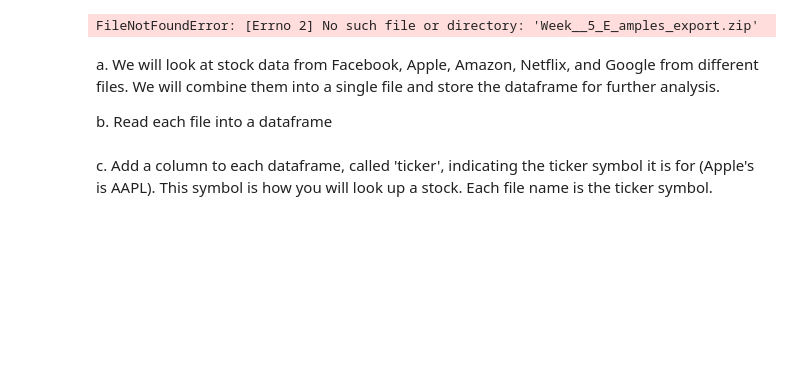
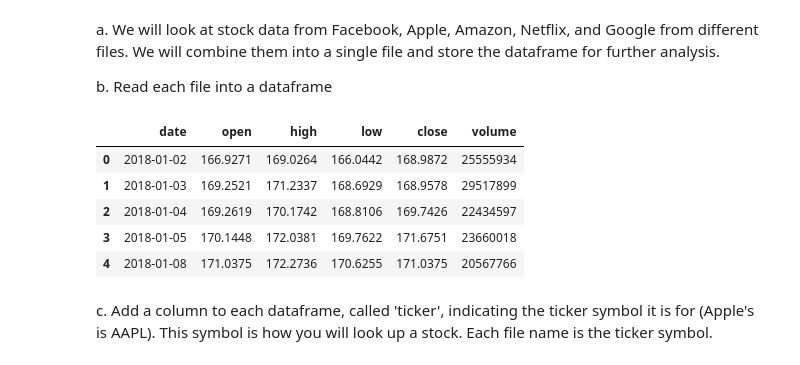
Before and after one commit to christinafan-cell/MSSP607, a Jupyter notebook: WeeklyModules/Week05/Week_5.ipynb, the cells around one changed output. Drawn from its saved outputs; the diff is of its cells as text; code cells hidden in the pictures; blank space fills up the shorter version.

```diff
--- a/WeeklyModules/Week05/Week_5.ipynb
+++ b/WeeklyModules/Week05/Week_5.ipynb
@@ -24,22 +24,29 @@ Changed directory to: /content/MSSP607/MSSP607
 # %%
-import zipfile
+#CODE FAILS
+#import zipfile
 
-with zipfile.ZipFile("Week__5_E_amples_export.zip", "r") as zip_ref:
-    zip_ref.extractall()
+#with zipfile.ZipFile("Week__5_E_amples_export.zip", "r") as zip_ref:
+    #zip_ref.extractall()
-# %% [output]
-FileNotFoundError: [Errno 2] No such file or directory: 'Week__5_E_amples_export.zip'
 # %% [markdown]
 a. We will look at stock data from Facebook, Apple, Amazon, Netflix, and Google from different files.  We will combine them into a single file and store the dataframe for further analysis.
 
 b. Read each file into a dataframe
 # %%
+#Added correct path to repositroy data
 import pandas as pd
-aapl = pd.read_csv("aapl.csv")
-amzn = pd.read_csv("amzn.csv")
-fb = pd.read_csv("fb.csv")
-goog = pd.read_csv("goog.csv")
-nflx = pd.read_csv("nflx.csv")
+aapl = pd.read_csv("/content/MSSP607/data/aapl.csv")
+amzn = pd.read_csv("/content/MSSP607/data/amzn.csv")
+fb = pd.read_csv("/content/MSSP607/data/fb.csv")
+goog = pd.read_csv("/content/MSSP607/data/goog.csv")
+nflx = pd.read_csv("/content/MSSP607/data/nflx.csv")
 aapl.head()#to check if it works
+# %% [output]
+|  | date | open | high | low | close | volume |
+| 0 | 2018-01-02 | 166.9271 | 169.0264 | 166.0442 | 168.9872 | 25555934 |
+| 1 | 2018-01-03 | 169.2521 | 171.2337 | 168.6929 | 168.9578 | 29517899 |
+| 2 | 2018-01-04 | 169.2619 | 170.1742 | 168.8106 | 169.7426 | 22434597 |
+| 3 | 2018-01-05 | 170.1448 | 172.0381 | 169.7622 | 171.6751 | 23660018 |
+| 4 | 2018-01-08 | 171.0375 | 172.2736 | 170.6255 | 171.0375 | 20567766 |
 # %% [markdown]
 c. Add a column to each dataframe, called 'ticker', indicating the ticker symbol it is for (Apple's is AAPL). This symbol is how you will look up a stock.  Each file name is the ticker symbol.
 # %%
```
Also changed, not shown: parts of 6 cells of this notebook.
